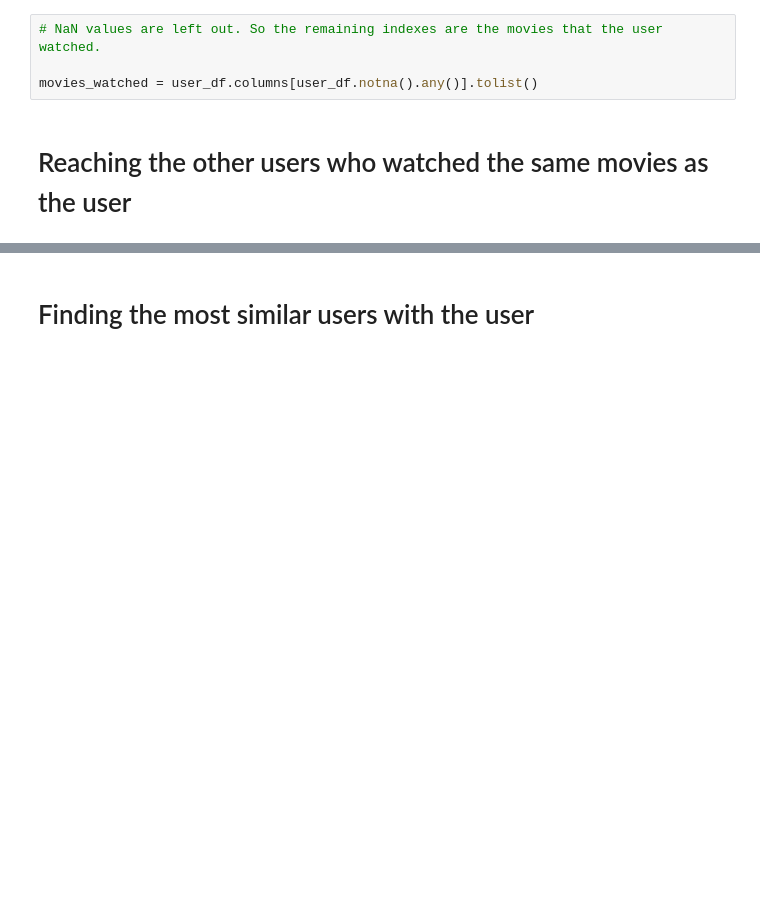
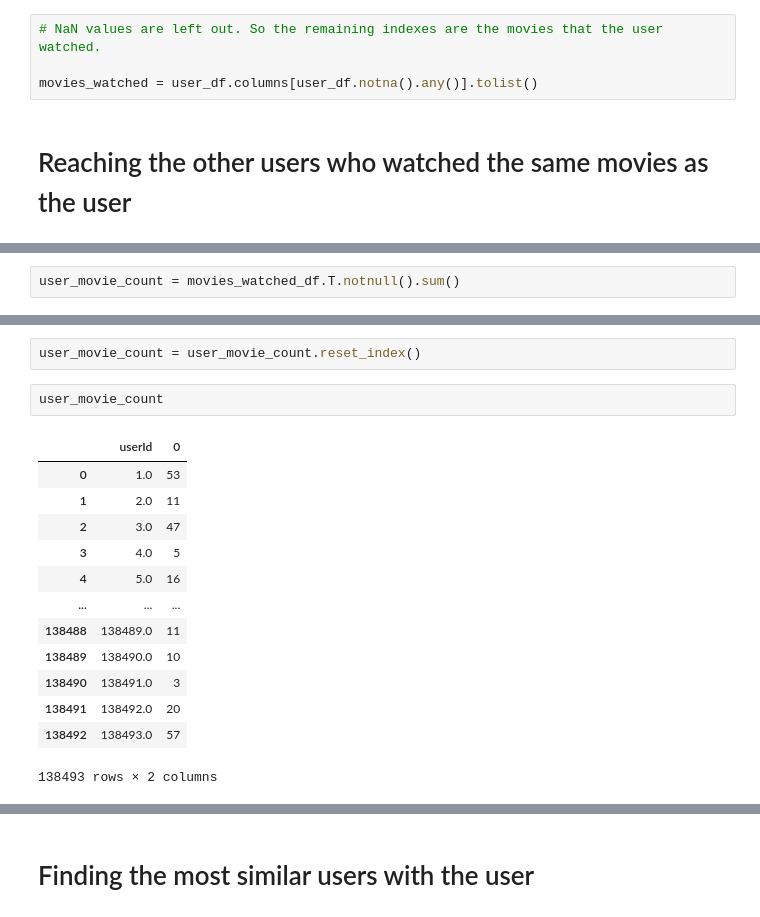
Before and after one commit to tugbabz/ds-projects, a Jupyter notebook: item-based-and-user-based-recommendation.ipynb, the cells around one changed output, grey strips where cells are left out. Cells and saved outputs as stored; diff of their text form; blank space fills up the shorter version.

```diff
--- a/item-based-and-user-based-recommendation.ipynb
+++ b/item-based-and-user-based-recommendation.ipynb
@@ -76,0 +118,2 @@ movies_watched_df.head()
+# %%
+user_movie_count = movies_watched_df.T.notnull().sum()
@@ -77,3 +136,21 @@ movies_watched_df.head()
+# %%
+user_movie_count = user_movie_count.reset_index()
+# %%
+user_movie_count
+# %% [output]
+|  | userId | 0 |
+| 0 | 1.0 | 53 |
+| 1 | 2.0 | 11 |
+| 2 | 3.0 | 47 |
+| 3 | 4.0 | 5 |
+| 4 | 5.0 | 16 |
+| ... | ... | ... |
+| 138488 | 138489.0 | 11 |
+| 138489 | 138490.0 | 10 |
+| 138490 | 138491.0 | 3 |
+| 138491 | 138492.0 | 20 |
+| 138492 | 138493.0 | 57 |
+138493 rows × 2 columns
 # %%
 # The number of movies each user watched in the movies_watched dataframe, hence the number of movies each user watched commonly with the user.
 
```
Also changed, not shown: parts of 29 cells of this notebook, 1 other file.
